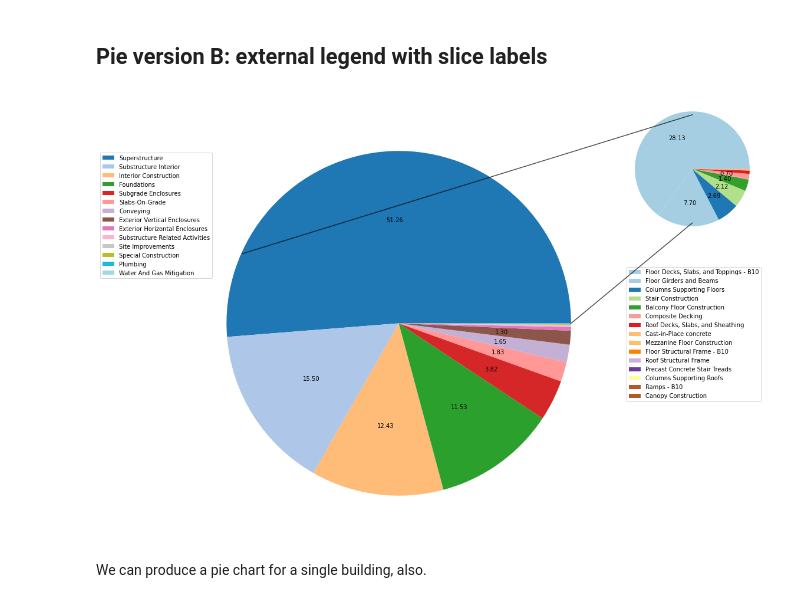
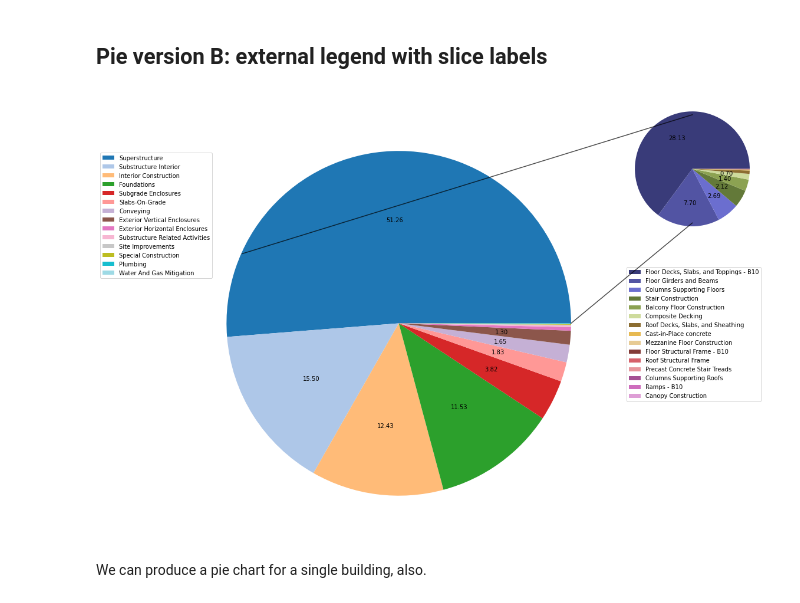
Before and after one commit to alexwolson/A-Construction-Classification-System-Database-for-Understanding-Resource-Use-in-Buildings, a Jupyter notebook: Sample Code/Sample.ipynb, the cells around one changed output. Cells and saved outputs as stored; diff of their text form; code cells hidden in the pictures.

```diff
--- a/Sample Code/Sample.ipynb
+++ b/Sample Code/Sample.ipynb
@@ -173,35 +173,35 @@ f = lambda x: \
     additional_categories_map[re.split('[_\.\ ]',x)[3]] \
     if \
     re.split('[_\.\ ]',x)[3] != '000' \
     else \
     name_map['.'.join(re.split('[_\.\ ]',x)[1:3])]
 
 superstructure_df = df[[c for c in cols if 'B10' in c]].groupby(f,axis=1).sum()
 to_plot = superstructure_df.mean().sort_values(ascending=False)
 def my_autopct(pct):
     return ('%.2f' % ((pct * 0.4335))) if pct > 1 else ''
-to_plot.plot.pie(ax=ax1,colormap='Paired',autopct=my_autopct,labeldistance=None)
+to_plot.plot.pie(ax=ax1,colormap='tab20b',autopct=my_autopct,labeldistance=None)
 plt.ylabel('')
 plt.legend(loc='center right',bbox_to_anchor=(1, -0.65));
 plt.tight_layout();
 
 transFigure = fig.transFigure.inverted()
 
 coord1a = transFigure.transform(ax0.transData.transform([1,0]))
 coord2a = transFigure.transform(ax1.transData.transform([0,-0.72]))
 
 coord1b = transFigure.transform(ax0.transData.transform([-0.91,0.35]))
 coord2b = transFigure.transform(ax1.transData.transform([0,0.72]))
 
 linea = matplotlib.lines.Line2D((coord1a[0],coord2a[0]),(coord1a[1],coord2a[1]),
                                transform=fig.transFigure,c='black',alpha=0.7)
 lineb = matplotlib.lines.Line2D((coord1b[0],coord2b[0]),(coord1b[1],coord2b[1]),
                                 transform=fig.transFigure,c='black',alpha=0.7)
 fig.lines = linea,lineb,
 
 plt.savefig('concrete_breakdown_pie.pdf')
 # %% [output]
-[figure, old version]
+[figure, new version]
 # %% [markdown]
 We can produce a pie chart for a single building, also.
 # %%
```
Also changed, not shown: parts of 3 cells of this notebook, 3 other files.
